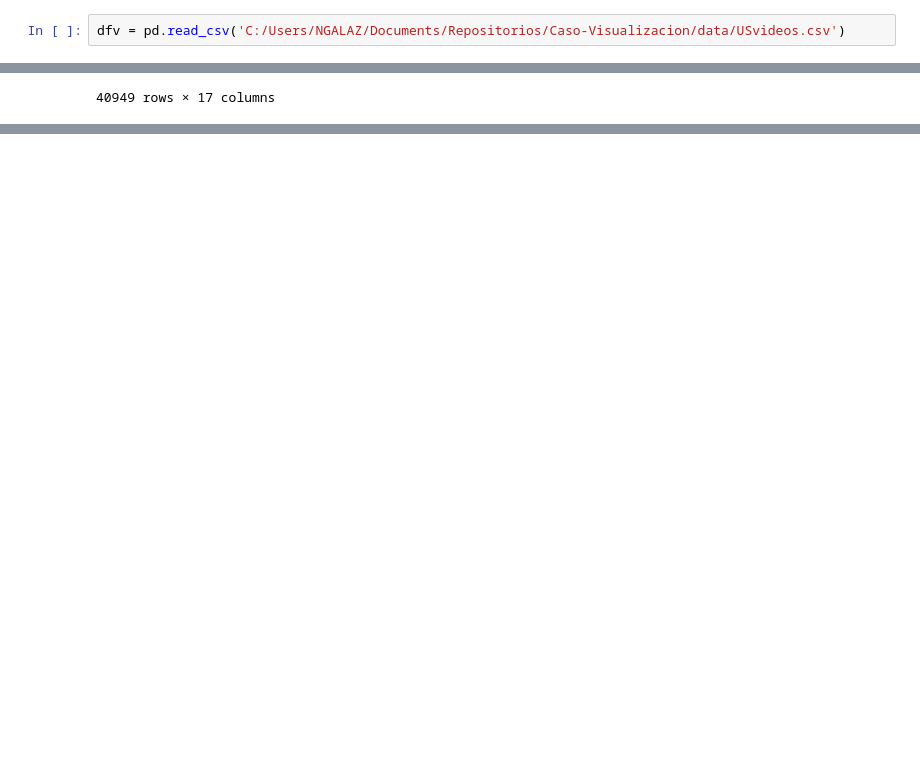
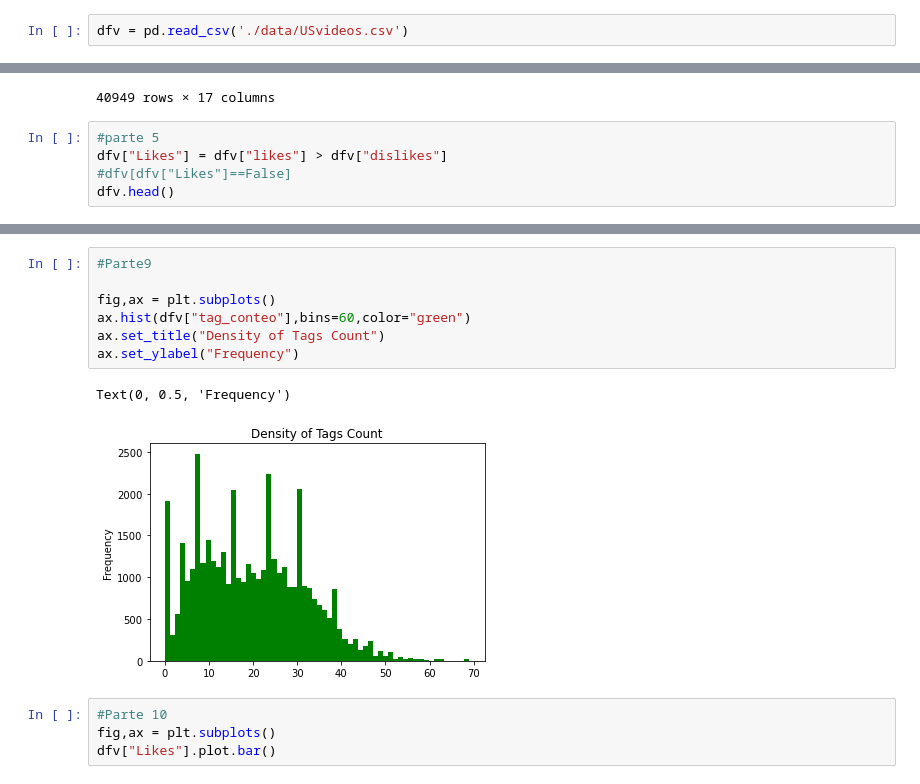
Before and after one commit to negalaz/DataTranslator, a Jupyter notebook: CU_YT_NGP_JERR.ipynb, the cells around one changed output, grey strips where cells are left out. Drawn from its saved outputs; the diff is of its cells as text; blank space fills up the shorter version.

```diff
--- a/CU_YT_NGP_JERR.ipynb
+++ b/CU_YT_NGP_JERR.ipynb
@@ -13,7 +13,7 @@ from skimage import io #para leer imagen desde archivo
 
 from urllib.error import HTTPError #Preview no disponible
 # %%
-dfv = pd.read_csv('C:/Users/NGALAZ/Documents/Repositorios/Caso-Visualizacion/data/USvideos.csv')
+dfv = pd.read_csv('./data/USvideos.csv')
 # %%
 dfv.head()
 # %% [output]
@@ -107,3 +107,8 @@ dfv
 | 40947 | oV0zkMe1K8s | 18.14.06 | How Black Panther Should Have Ended | How It Should Have Ended | 1 | 2018-05-17T17:00:04.000Z | Black Panther|"HISHE"|"Marvel"|"I... | 5660813 | 192957 | ... |
 | 40948 | ooyjaVdt-jA | 18.14.06 | Official Call of Duty®: Black Ops... | Call of Duty | 20 | 2018-05-17T17:09:38.000Z | call of duty|"cod"|"activision"|"... | 10306119 | 357079 | ... |
 40949 rows × 17 columns
+# %%
+#parte 5
+dfv["Likes"] = dfv["likes"] > dfv["dislikes"]
+#dfv[dfv["Likes"]==False]
+dfv.head()
@@ -109,0 +195,14 @@ dfv
+# %%
+#Parte9
+
+fig,ax = plt.subplots()
+ax.hist(dfv["tag_conteo"],bins=60,color="green")
+ax.set_title("Density of Tags Count")
+ax.set_ylabel("Frequency")
+# %% [output]
+Text(0, 0.5, 'Frequency')
+[figure, added]
+# %%
+#Parte 10
+fig,ax = plt.subplots()
+dfv["Likes"].plot.bar()
```
Also changed, not shown: parts of 5 cells of this notebook.
